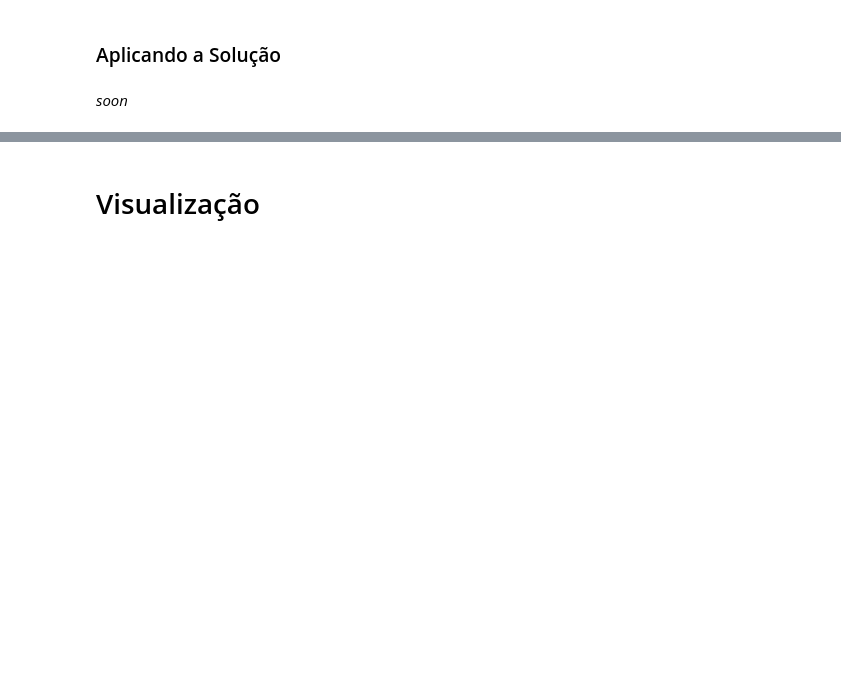
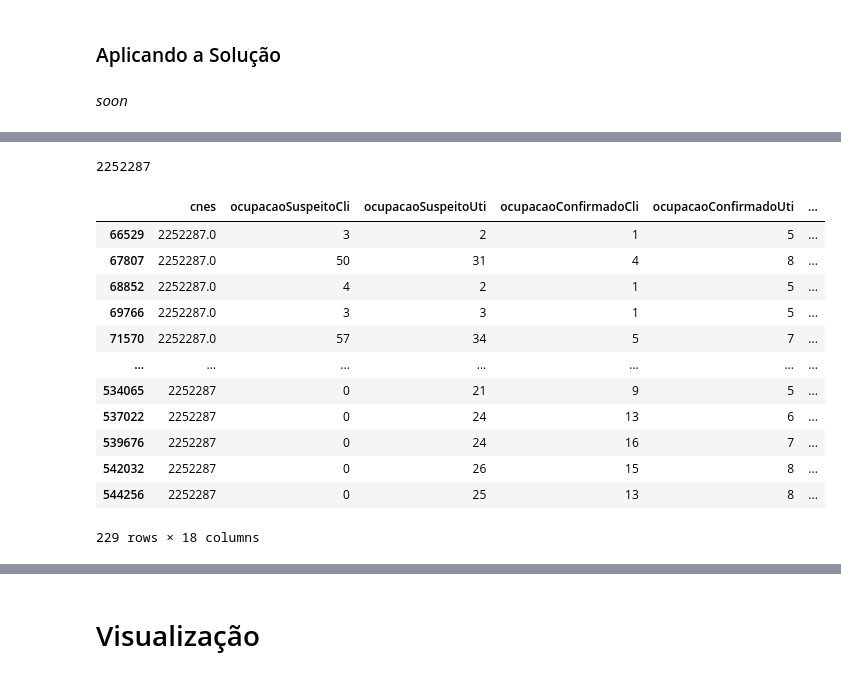
Before and after one commit to lucascorumba/study-projects, a Jupyter notebook: covid-hospital/analysis.ipynb, the cells around one changed output, grey strips where cells are left out. Saved outputs shown, nothing was run; the diff lists cells and outputs as text; code cells hidden in the pictures; blank space fills up the shorter version.

```diff
--- a/covid-hospital/analysis.ipynb
+++ b/covid-hospital/analysis.ipynb
@@ -1895,16 +1879,76 @@ Name: data, dtype: bool
+# %%
+fact = list()
+for i in t:
+    fact.append(type(i))
+t_se = pd.Series(fact)
+t_se.unique()
 # %%
 # listas temporárias para valores de saída / indexes de 'cnes' marcadas para exclusão
 jan_ago, set_dez, drop_cnes = list(), list(), list()
-for cnes in df['cnes'].unique():
-    temp = df.loc[df['cnes'] == cnes]
+check = list()
+c_df = None
+for cnes in [2252287]:
+#for cnes in test_list:
+#for cnes in df['cnes'].unique():
+    print(cnes)
+    temp = df.loc[df['cnes'] == cnes].copy()
+    c_df = temp
     temp['totalSaidas'] = temp['totalAltas'] + temp['totalObitos']
     # ordena registros por data - mais recentes antes
     temp.sort_values(by='data', ascending=True)
     # separa datas em jan/ago e set/dez
     sep_date = date(2020, 9, 1)
-    for i in temp:
+    for i in range(len(temp)):
+        check.append(temp['data'].iloc[i])
         if temp['data'].iloc[i] < sep_date:
-            jan_ago.append(temp['totalSaidas'])
+            jan_ago.append(temp['totalSaidas'].iloc[i])
+        else:
+            set_dez.append(temp['totalSaidas'].iloc[i])
+    check.append(jan_ago)
+    # ajusta parâmetros para polyfit()
+    x1, y1, coefs1 = np.arange(len(jan_ago)), jan_ago if len(jan_ago) > 0 else None, None
+    x2, y2, coefs2 = np.arange(len(set_dez)), set_dez if len(set_dez) > 0 else None, None
+    try:
+        coefs1 = np.polyfit(x1, y1, 1)
+        coefs2 = np.polyfit(x2, y2, 1)
+    # caso não haja nenhum registro em jan/ago ou set/dez
+    except TypeError:
+        # sem registros - adicionar para exclusão
+        if not any(coefs1) and not any(coefs2):
+            drop_cnes.append(cnes)
+            utils.clear_lists(jan_ago, set_dez)
             continue
-        set_dez.append(temp['totalSaidas'])
-    # gera polinômios
+        if (any(coefs1) and coefs1[0] < 50) or (any(coefs2) and coefs2[0] < 50):
+            utils.clear_lists(jan_ago, set_dez)
+            continue
+        # coeficiente angular maior que 50 - exclusão
+        else:
+            drop_cnes.append(cnes)
+            utils.clear_lists(jan_ago, set_dez)
+            continue
+    # aplica teste entre coeficientes angulares jan/ago e set/dez - tolerância de 4.5x (350%)
+    a, b = utils.big_small(coefs1[0], coefs2[0])
+    if np.allclose(a, b, rtol=3.5):
+        continue
+    else:
+        drop_cnes.append(cnes)
+    # limpa listas para próximo loop
+    utils.clear_lists(jan_ago, set_dez)
+# %% [output]
+2252287
+# %%
+c_df
+# %% [output]
+|  | cnes | ocupacaoSuspeitoCli | ocupacaoSuspeitoUti | ocupacaoConfirmadoCli | ocupacaoConfirmadoUti | ... |
+| 66529 | 2252287.0 | 3 | 2 | 1 | 5 | ... |
+| 67807 | 2252287.0 | 50 | 31 | 4 | 8 | ... |
+| 68852 | 2252287.0 | 4 | 2 | 1 | 5 | ... |
+| 69766 | 2252287.0 | 3 | 3 | 1 | 5 | ... |
+| 71570 | 2252287.0 | 57 | 34 | 5 | 7 | ... |
+| ... | ... | ... | ... | ... | ... | ... |
+| 534065 | 2252287 | 0 | 21 | 9 | 5 | ... |
+| 537022 | 2252287 | 0 | 24 | 13 | 6 | ... |
+| 539676 | 2252287 | 0 | 24 | 16 | 7 | ... |
+| 542032 | 2252287 | 0 | 26 | 15 | 8 | ... |
+| 544256 | 2252287 | 0 | 25 | 13 | 8 | ... |
+229 rows × 18 columns
```
Also changed, not shown: parts of 10 cells of this notebook.
